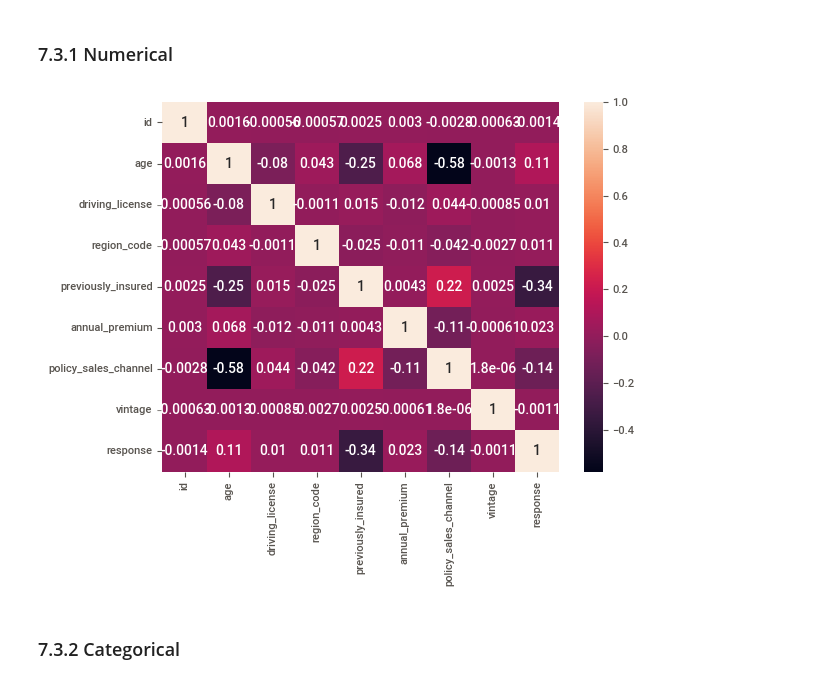
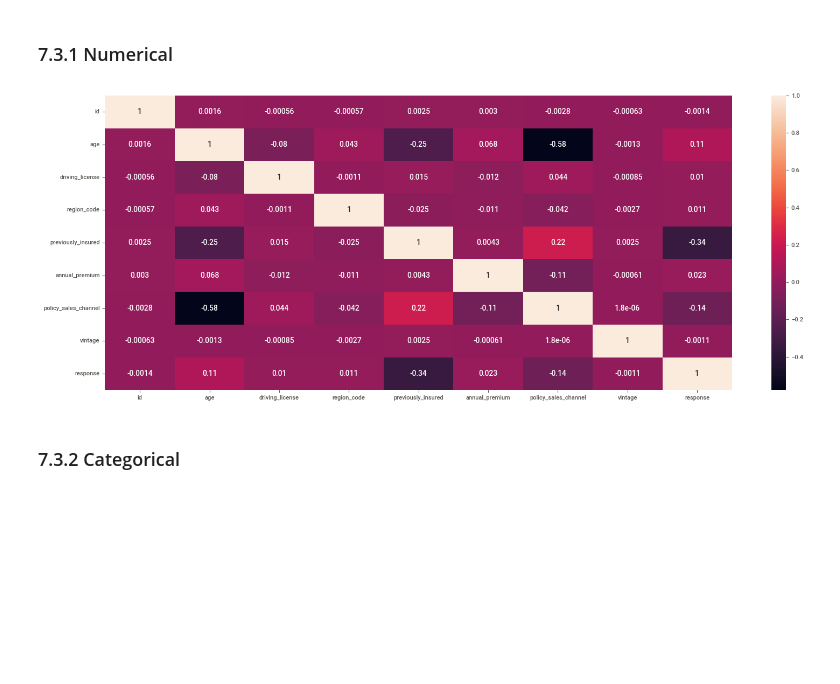
Before and after one commit to felipevalory/InsuranceCrossSell, a Jupyter notebook: notebooks/health_insurance.ipynb, the cells around one changed output. Drawn from its saved outputs; the diff is of its cells as text; code cells hidden in the pictures; blank space fills up the shorter version.

```diff
--- a/notebooks/health_insurance.ipynb
+++ b/notebooks/health_insurance.ipynb
@@ -587,10 +673,14 @@ report.show_notebook(w=None, h=None, scale=None, layout='vertical')
 # %% [markdown]
 ### 7.3.1 Numerical
 # %%
+plt.figure(figsize=(16,6))
 correlation = num_attributes.corr(method='pearson')
 sns.heatmap(correlation, annot=True);
+
+plt.tight_layout()
+plt.show()
 # %% [output]
-[figure, old version]
+[figure, new version]
 # %% [markdown]
 ### 7.3.2 Categorical
 # %%
```
Also changed, not shown: parts of 31 cells of this notebook, 7 other files.
